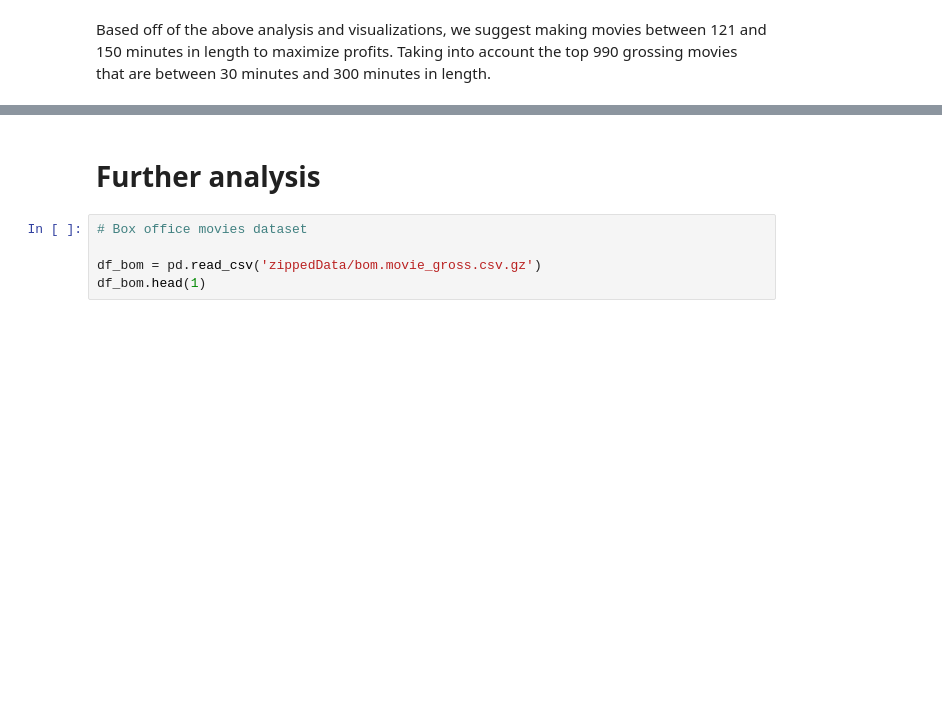
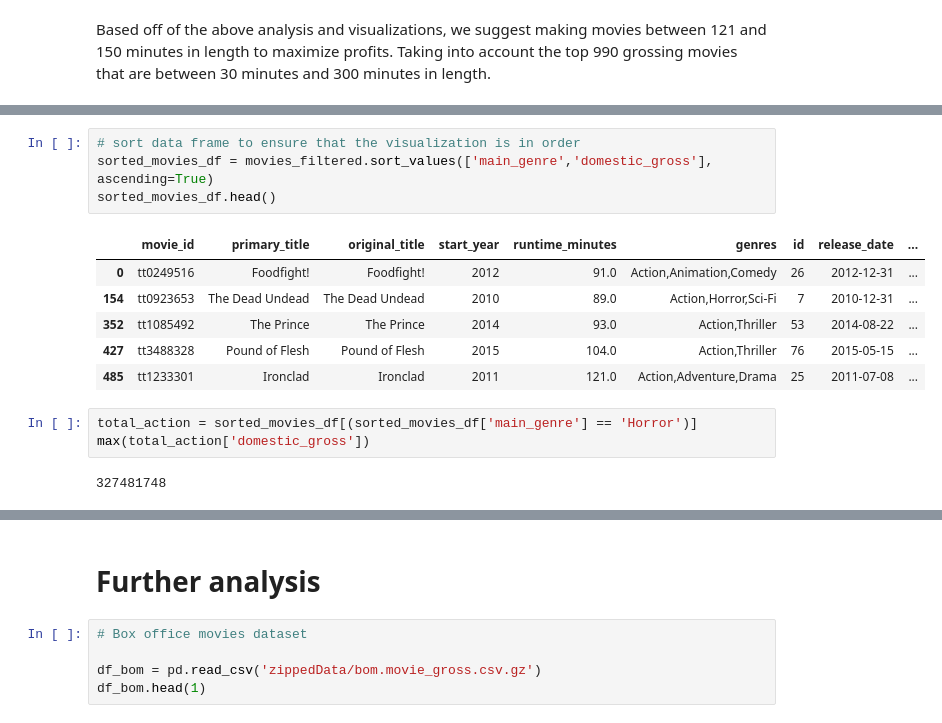
Before and after one commit to harte3/Flatiron-Capstone-Group-2, a Jupyter notebook: Final Notebook.ipynb, the cells around one changed output, grey strips where cells are left out. Saved outputs shown, nothing was run; the diff lists cells and outputs as text; blank space fills up the shorter version.

```diff
--- a/Final Notebook.ipynb
+++ b/Final Notebook.ipynb
@@ -831,0 +1116,16 @@ Based off of the above analysis and visualizations, we suggest making movies bet
+# %%
+# sort data frame to ensure that the visualization is in order
+sorted_movies_df = movies_filtered.sort_values(['main_genre','domestic_gross'], ascending=True)
+sorted_movies_df.head()
+# %% [output]
+|  | movie_id | primary_title | original_title | start_year | runtime_minutes | genres | id | release_date | ... |
+| 0 | tt0249516 | Foodfight! | Foodfight! | 2012 | 91.0 | Action,Animation,Comedy | 26 | 2012-12-31 | ... |
+| 154 | tt0923653 | The Dead Undead | The Dead Undead | 2010 | 89.0 | Action,Horror,Sci-Fi | 7 | 2010-12-31 | ... |
+| 352 | tt1085492 | The Prince | The Prince | 2014 | 93.0 | Action,Thriller | 53 | 2014-08-22 | ... |
+| 427 | tt3488328 | Pound of Flesh | Pound of Flesh | 2015 | 104.0 | Action,Thriller | 76 | 2015-05-15 | ... |
+| 485 | tt1233301 | Ironclad | Ironclad | 2011 | 121.0 | Action,Adventure,Drama | 25 | 2011-07-08 | ... |
+# %%
+total_action = sorted_movies_df[(sorted_movies_df['main_genre'] == 'Horror')]
+max(total_action['domestic_gross'])
+# %% [output]
+327481748
```
Also changed, not shown: parts of 106 cells of this notebook.
